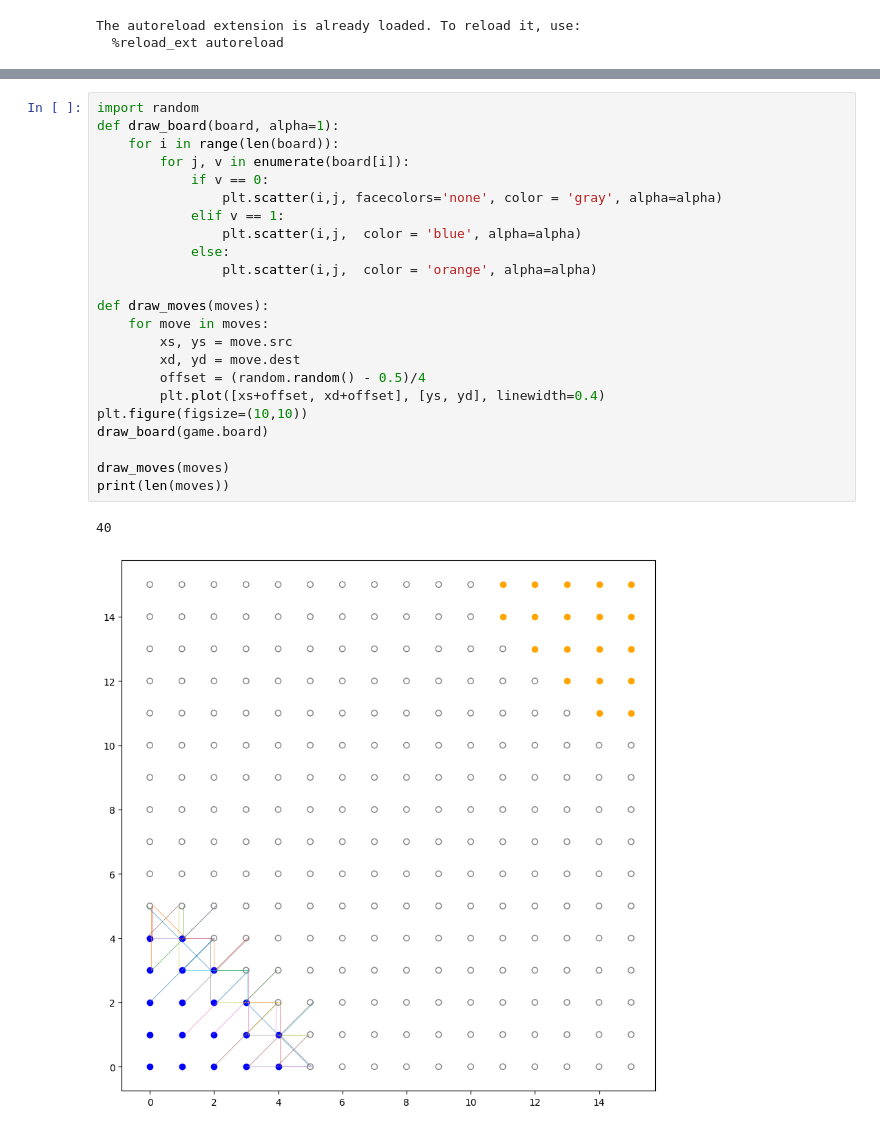
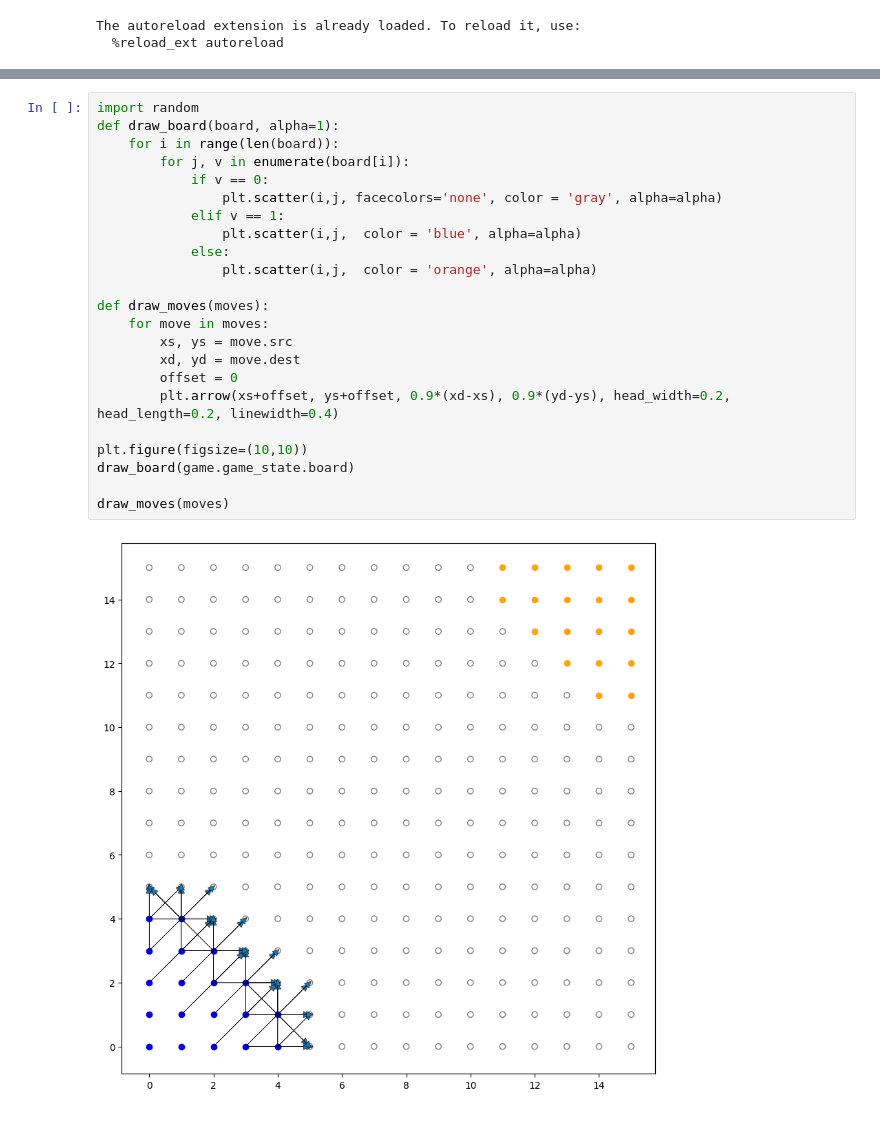
Before and after one commit to T04STER/halma, a Jupyter notebook: notes.ipynb, the cells around one changed output, grey strips where cells are left out. Cells and saved outputs as stored; diff of their text form.

```diff
--- a/notes.ipynb
+++ b/notes.ipynb
@@ -17,26 +36,25 @@ moves = game.get_available_moves(1)
 # %%
 import random
 def draw_board(board, alpha=1):
     for i in range(len(board)):
         for j, v in enumerate(board[i]):
             if v == 0:
                 plt.scatter(i,j, facecolors='none', color = 'gray', alpha=alpha)
             elif v == 1:
                 plt.scatter(i,j,  color = 'blue', alpha=alpha)
             else:
                 plt.scatter(i,j,  color = 'orange', alpha=alpha)
 
 def draw_moves(moves):
     for move in moves:
         xs, ys = move.src
         xd, yd = move.dest
-        offset = (random.random() - 0.5)/4
-        plt.plot([xs+offset, xd+offset], [ys, yd], linewidth=0.4)
+        offset = 0
+        plt.arrow(xs+offset, ys+offset, 0.9*(xd-xs), 0.9*(yd-ys), head_width=0.2, head_length=0.2, linewidth=0.4)
+
 plt.figure(figsize=(10,10))
-draw_board(game.board)
+draw_board(game.game_state.board)
 
 draw_moves(moves)
-print(len(moves))
 # %% [output]
-40
-[figure, old version]
+[figure, new version]
```
Also changed, not shown: parts of 9 cells of this notebook, 8 other files.
